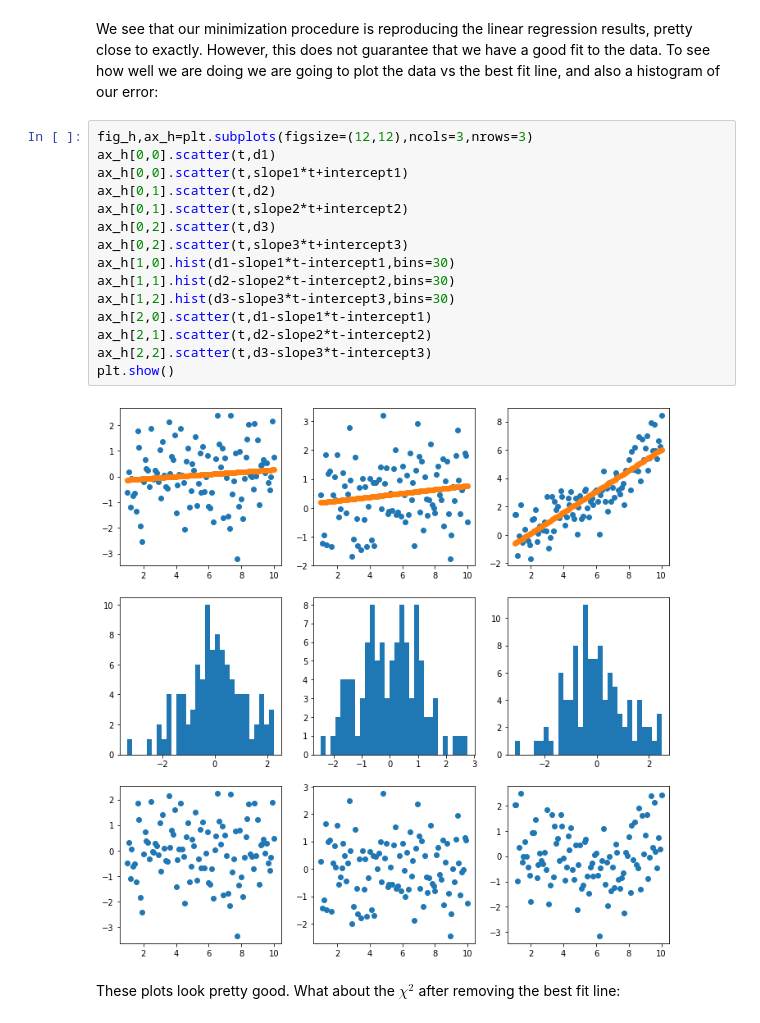
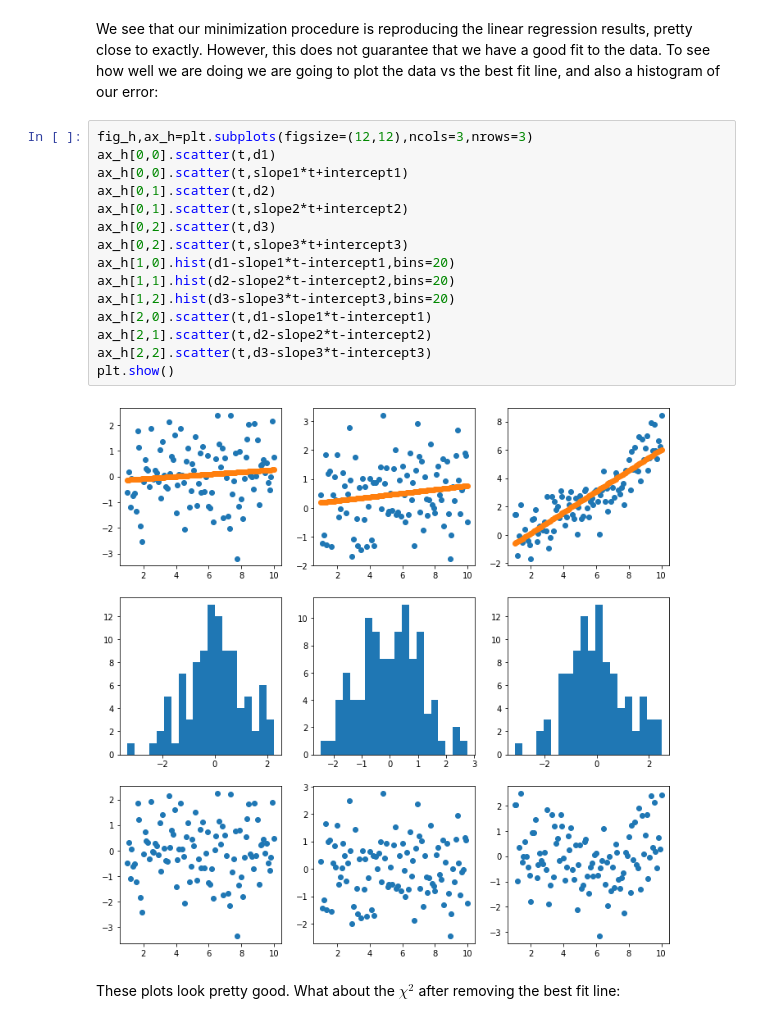
Before and after one commit to drgreen/COGS18_22, a Jupyter notebook: Topic 5 Intro to data analysis.ipynb, the cells around one changed output. Saved outputs shown, nothing was run; the diff lists cells and outputs as text.

```diff
--- a/Topic 5 Intro to data analysis.ipynb
+++ b/Topic 5 Intro to data analysis.ipynb
@@ -264,20 +268,20 @@ We see that our minimization procedure is reproducing the linear regression resu
 # %%
 fig_h,ax_h=plt.subplots(figsize=(12,12),ncols=3,nrows=3)
 ax_h[0,0].scatter(t,d1)
 ax_h[0,0].scatter(t,slope1*t+intercept1)
 ax_h[0,1].scatter(t,d2)
 ax_h[0,1].scatter(t,slope2*t+intercept2)
 ax_h[0,2].scatter(t,d3)
 ax_h[0,2].scatter(t,slope3*t+intercept3)
-ax_h[1,0].hist(d1-slope1*t-intercept1,bins=30)
-ax_h[1,1].hist(d2-slope2*t-intercept2,bins=30)
-ax_h[1,2].hist(d3-slope3*t-intercept3,bins=30)
+ax_h[1,0].hist(d1-slope1*t-intercept1,bins=20)
+ax_h[1,1].hist(d2-slope2*t-intercept2,bins=20)
+ax_h[1,2].hist(d3-slope3*t-intercept3,bins=20)
 ax_h[2,0].scatter(t,d1-slope1*t-intercept1)
 ax_h[2,1].scatter(t,d2-slope2*t-intercept2)
 ax_h[2,2].scatter(t,d3-slope3*t-intercept3)
 plt.show()
 # %% [output]
-[figure, old version]
+[figure, new version]
 # %% [markdown]
 These plots look pretty good.  What about the $\chi^2$ after removing the best fit line:
 # %%
```
Also changed, not shown: parts of 42 cells of this notebook.
